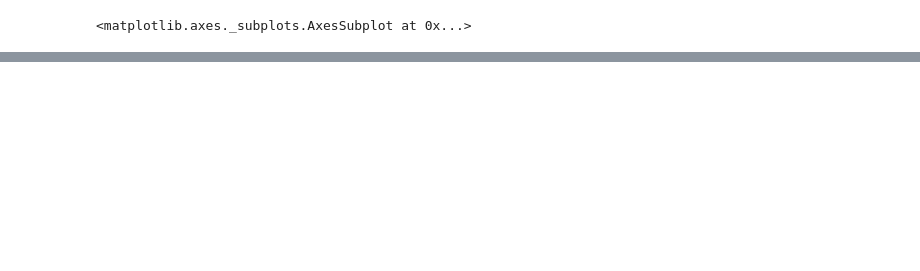
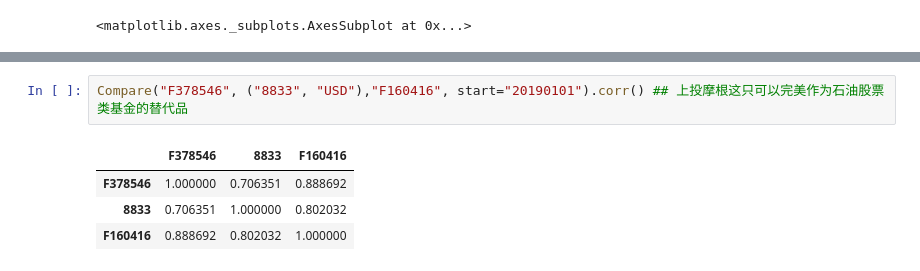
Before and after one commit to refraction-ray/lof-bot, a Jupyter notebook: studies/compwithbenchmark.ipynb, the cells around one changed output, grey strips where cells are left out. Cells and saved outputs as stored; diff of their text form; blank space fills up the shorter version.

```diff
--- a/studies/compwithbenchmark.ipynb
+++ b/studies/compwithbenchmark.ipynb
@@ -246,0 +261,7 @@ po.corr()
+# %%
+Compare("F378546", ("8833", "USD"),"F160416", start="20190101").corr() ## 上投摩根这只可以完美作为石油股票类基金的替代品
+# %% [output]
+|  | F378546 | 8833 | F160416 |
+| F378546 | 1.000000 | 0.706351 | 0.888692 |
+| 8833 | 0.706351 | 1.000000 | 0.802032 |
+| F160416 | 0.888692 | 0.802032 | 1.000000 |
```
Also changed, not shown: parts of 4 cells of this notebook, 6 other files.
